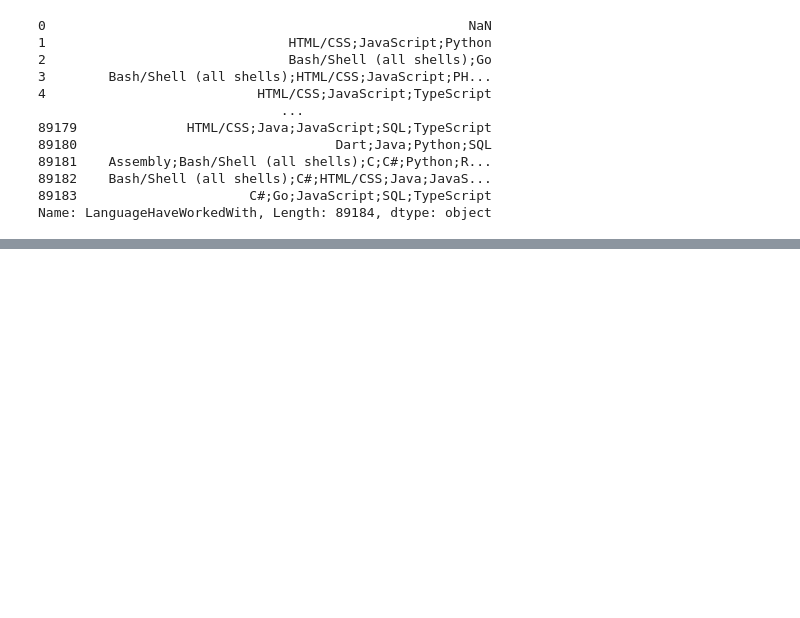
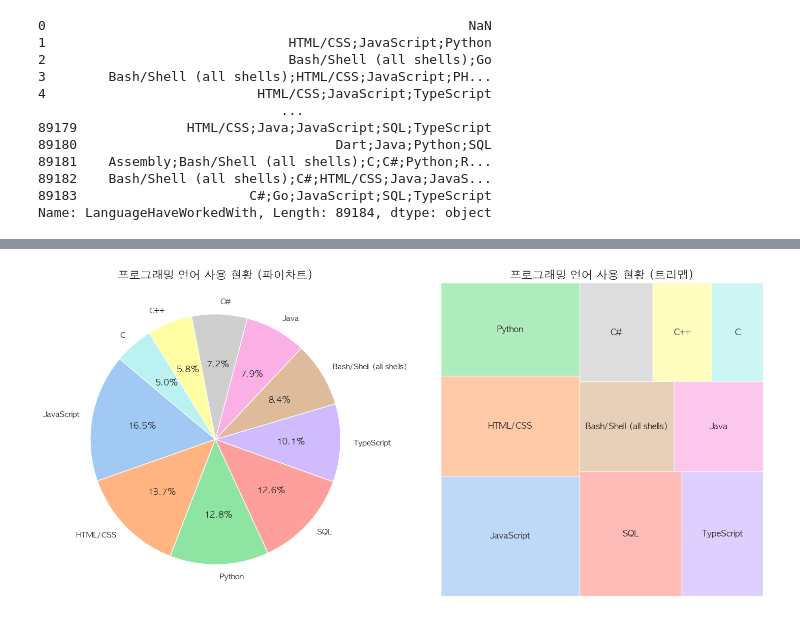
Before and after one commit to PSLeon24/Stack_Overflow_Developer_Survey_Data_Analysis, a Jupyter notebook: index.ipynb, the cells around one changed output, grey strips where cells are left out. Cells and saved outputs as stored; diff of their text form; code cells hidden in the pictures; blank space fills up the shorter version.

```diff
--- a/index.ipynb
+++ b/index.ipynb
@@ -612,0 +334,21 @@ plt.show()
+# %%
+# 그래프 크기 설정
+plt.figure(figsize=(18, 8))
+
+# 첫 번째 subplot (원형 파이 차트)
+plt.subplot(1, 2, 1)
+sns.set_palette("pastel")
+plt.pie(x=size_by_languages[:10], labels=size_by_languages[:10].index, autopct='%1.1f%%', startangle=140)
+plt.title('프로그래밍 언어 사용 현황 (파이차트)', fontsize=16)
+
+# 두 번째 subplot (Treemap)
+plt.subplot(1, 2, 2)
+sns.set_palette("pastel")
+squarify.plot(sizes=size_by_languages[:10], label=size_by_languages[:10].index, color=sns.color_palette("pastel"), alpha=0.7)
+plt.title('프로그래밍 언어 사용 현황 (트리맵)', fontsize=16)
+plt.axis('off')
+
+# 그래프 표시
+plt.show()
+# %% [output]
+[figure, added]
```
Also changed, not shown: parts of 48 cells of this notebook, 1 other file.
